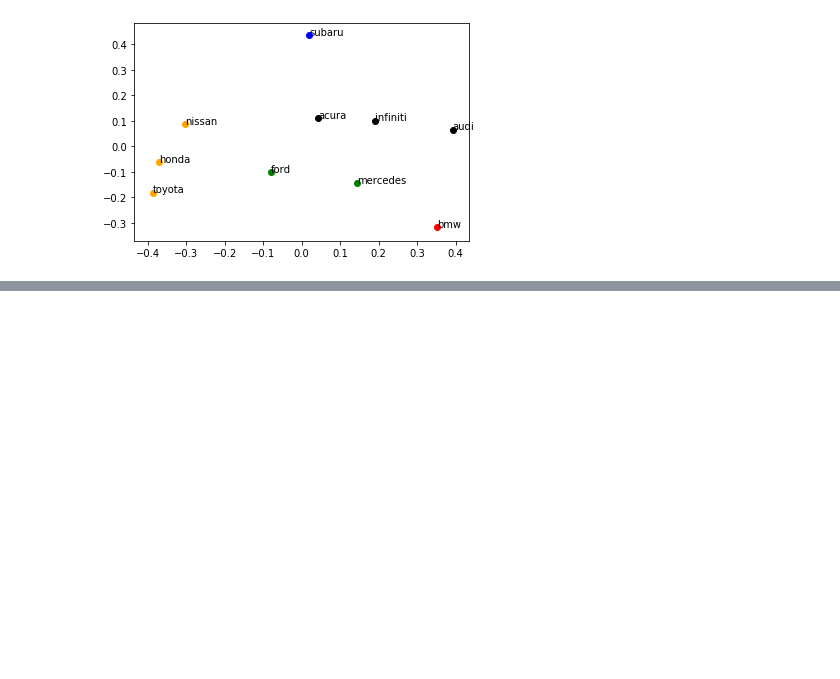
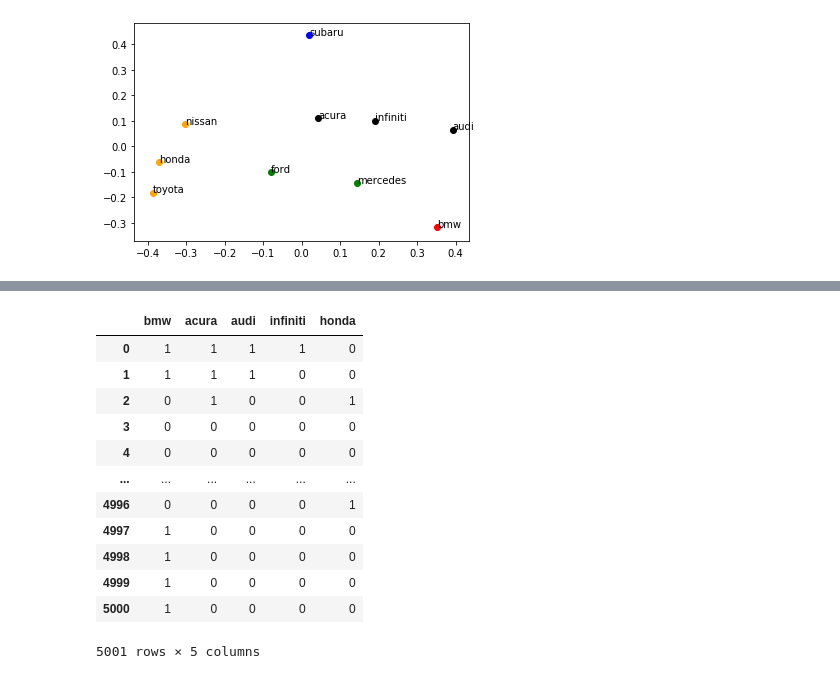
Before and after one commit to chenson2018/Text-Analysis-Class, a Jupyter notebook: Assignment 1/Henson_HW1.ipynb, the cells around one changed output, grey strips where cells are left out. Drawn from its saved outputs; the diff is of its cells as text; code cells hidden in the pictures; blank space fills up the shorter version.

```diff
--- a/Assignment 1/Henson_HW1.ipynb
+++ b/Assignment 1/Henson_HW1.ipynb
@@ -381,0 +508,17 @@ for k in range(2,6):
+# %%
+top_five_brands = df[top_ten[:5]]
+top_five_brands
+# %% [output]
+|  | bmw | acura | audi | infiniti | honda |
+| 0 | 1 | 1 | 1 | 1 | 0 |
+| 1 | 1 | 1 | 1 | 0 | 0 |
+| 2 | 0 | 1 | 0 | 0 | 1 |
+| 3 | 0 | 0 | 0 | 0 | 0 |
+| 4 | 0 | 0 | 0 | 0 | 0 |
+| ... | ... | ... | ... | ... | ... |
+| 4996 | 0 | 0 | 0 | 0 | 1 |
+| 4997 | 1 | 0 | 0 | 0 | 0 |
+| 4998 | 1 | 0 | 0 | 0 | 0 |
+| 4999 | 1 | 0 | 0 | 0 | 0 |
+| 5000 | 1 | 0 | 0 | 0 | 0 |
+5001 rows × 5 columns
```
Also changed, not shown: parts of 12 cells of this notebook.
